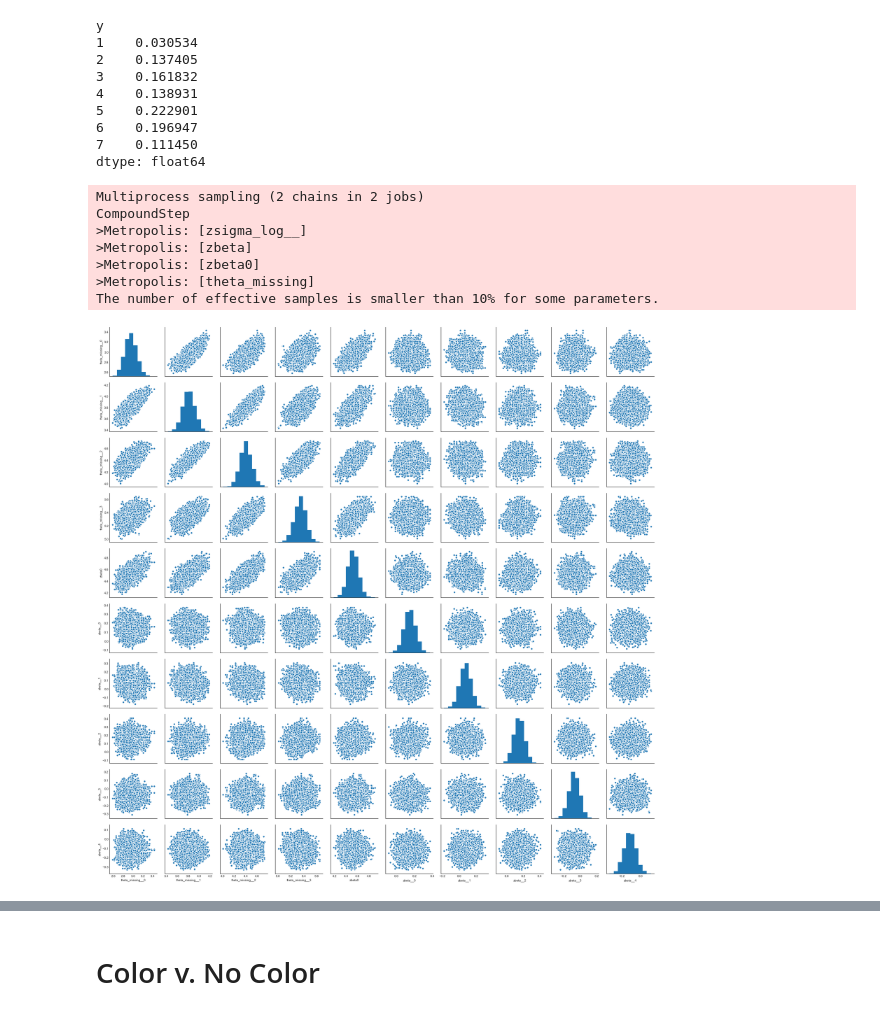
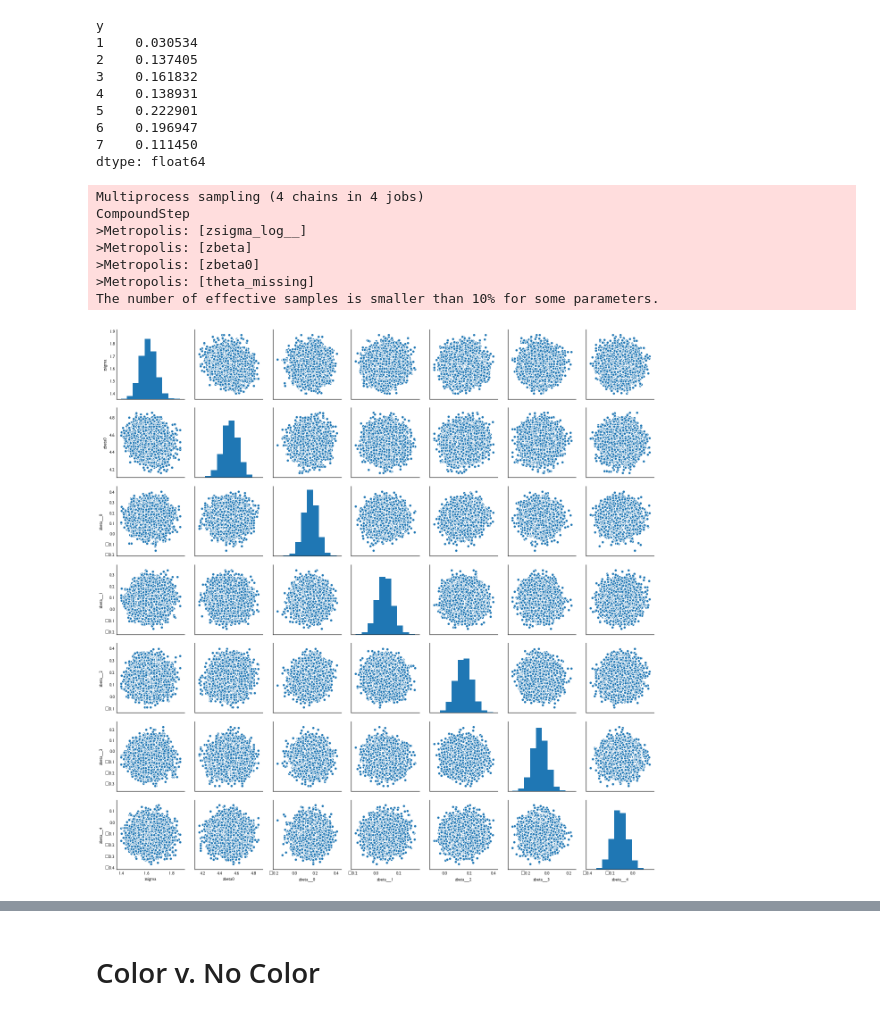
Before and after one commit to CrowdDynamicsLab/ComicPersuasion, a Jupyter notebook: Paper Draft/LaTeX/hari-code/ordinal prediction.ipynb, the cells around one changed output, grey strips where cells are left out. Drawn from its saved outputs; the diff is of its cells as text; code cells hidden in the pictures.

```diff
--- a/Paper Draft/LaTeX/hari-code/ordinal prediction.ipynb
+++ b/Paper Draft/LaTeX/hari-code/ordinal prediction.ipynb
@@ -209,34 +209,44 @@ def outcome_probabilities(theta, mu, sigma):
 
 with pm.Model() as ordinal_model_multi_metric:
 
-    theta = pm.Cauchy(
+    theta = pm.Normal(
         'theta',
-        alpha=thresh4,
-#         mu=thresh4,
-#         tau=np.repeat(1 / 2**2, len(thresh4)),
-        beta=np.repeat(2**2, len(thresh4)),
+        #         alpha=thresh4,
+        mu=thresh4,
+        tau=np.repeat(1 / 2**2, len(thresh4)),
+        #         beta=np.repeat(2**2, len(thresh4)),
         shape=len(thresh4),
         observed=thresh_obs4,
         testval=thresh4)
 
     # all coefficients should center at 0.0 because outocme 'y' is symmetric [-3,3]
-#     zbeta0 = pm.Normal('zbeta0', mu=(1 + nYlevels4) / 2, tau=1 / nYlevels4**2, testval=beta_test_val[0])
-#     zbeta = pm.Normal('zbeta', mu=0.0, tau=1 / nYlevels4**2, shape=X.shape[1], testval=beta_test_val[[1, 2, 3, 4, 5]])
-    zbeta0 = pm.Cauchy('zbeta0', alpha=(1 + nYlevels4) / 2, beta=nYlevels4**2, testval=beta_test_val[0])
-    zbeta = pm.Cauchy('zbeta', alpha=0.0, beta=nYlevels4**2, shape=X.shape[1], testval=beta_test_val[[1, 2, 3, 4, 5]])
+    #     zbeta0 = pm.Normal('zbeta0', mu=(1 + nYlevels4) / 2, tau=1 / nYlevels4**2, testval=beta_test_val[0])
+    #     zbeta = pm.Normal('zbeta', mu=0.0, tau=1 / nYlevels4**2, shape=X.shape[1], testval=beta_test_val[[1, 2, 3, 4, 5]])
+    zbeta0 = pm.Cauchy(
+        'zbeta0',
+        alpha=(1 + nYlevels4) / 2,
+        beta=nYlevels4**2,
+        testval=beta_test_val[0])
+    zbeta = pm.Cauchy(
+        'zbeta',
+        alpha=0.0,
+        beta=nYlevels4**2,
+        shape=X.shape[1],
+        testval=beta_test_val[[1, 2, 3, 4, 5]])
     mu = pm.Deterministic('mu', zbeta0 + pm.math.dot(zbeta, zX.T))
-#     zsigma = pm.Uniform('zsigma', nYlevels4 / 1000.0, nYlevels4, testval=1.8)
+    #     zsigma = pm.Uniform('zsigma', nYlevels4 / 1000.0, nYlevels4, testval=1.8)
     zsigma = pm.HalfCauchy('zsigma', beta=nYlevels4, testval=1.8)
 
     pr = outcome_probabilities(theta, mu, zsigma)
 
-    y = pm.Categorical('Y_obs', pr, observed=y_cat.cat.codes, testval=pr_test_val)
+    y = pm.Categorical(
+        'Y_obs', pr, observed=y_cat.cat.codes, testval=pr_test_val)
 # %%
 with ordinal_model_multi_metric:
     step1 = pm.Metropolis()
     trace4 = pm.sample(10000, step=step1)
 # %% [output]
-Multiprocess sampling (2 chains in 2 jobs)
+Multiprocess sampling (4 chains in 4 jobs)
 CompoundStep
 >Metropolis: [zsigma_log__]
 >Metropolis: [zbeta]
@@ -244,10 +254,10 @@ CompoundStep
 >Metropolis: [theta_missing]
 The number of effective samples is smaller than 10% for some parameters.
 # %%
-tracedf1 = pm.trace_to_dataframe(trace4, varnames=['theta_missing','zbeta0', 'zbeta'])
+tracedf1 = pm.trace_to_dataframe(trace4, varnames=['zsigma','zbeta0', 'zbeta'])
 sb.pairplot(tracedf1);
 # %% [output]
-[figure, old version]
+[figure, new version]
 # %%
 burned_trace = trace4 # pymc3.1 discards the first 500 samples
 # pm.traceplot(burned_trace);
```
Also changed, not shown: parts of 6 cells of this notebook, 11 other files.
